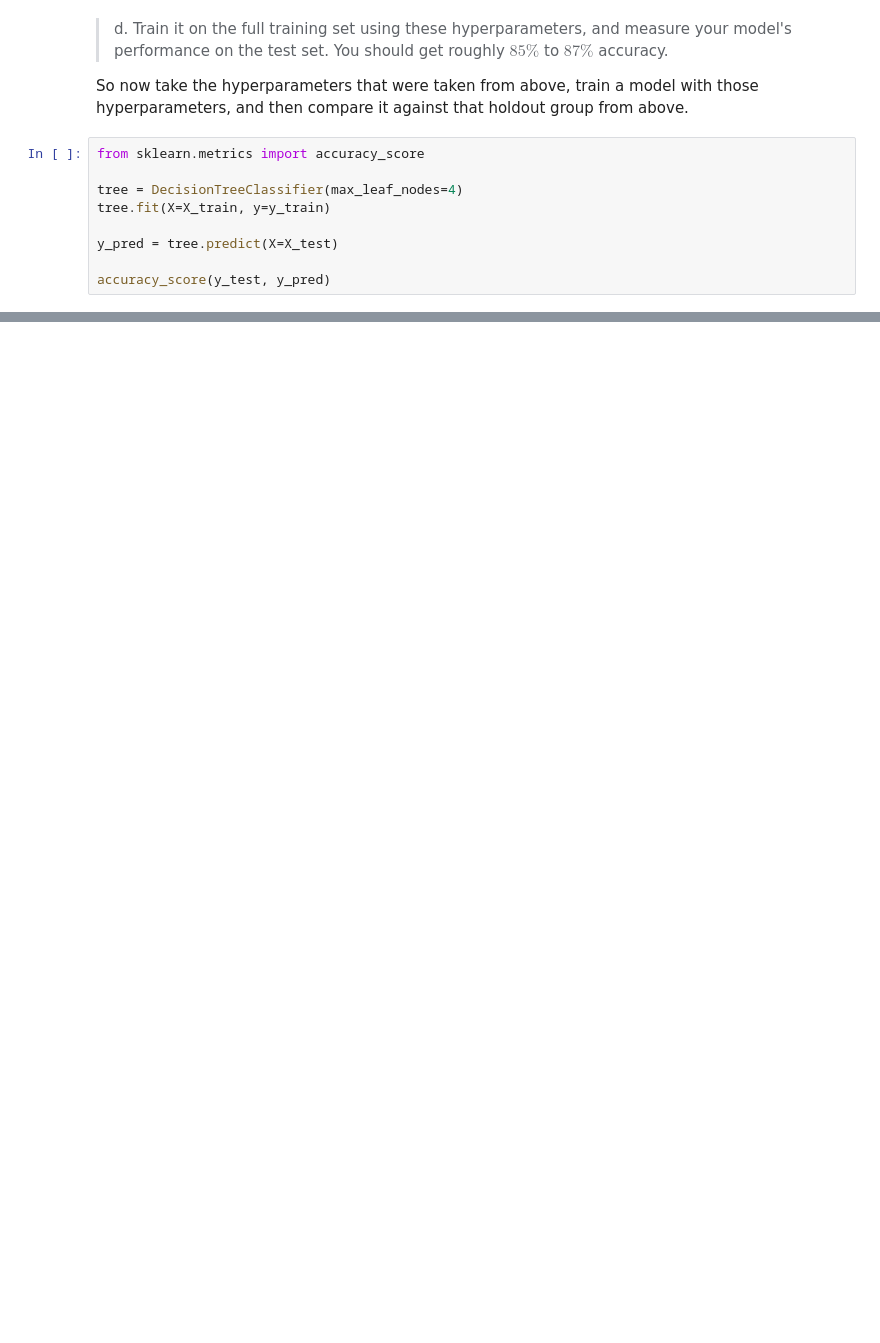
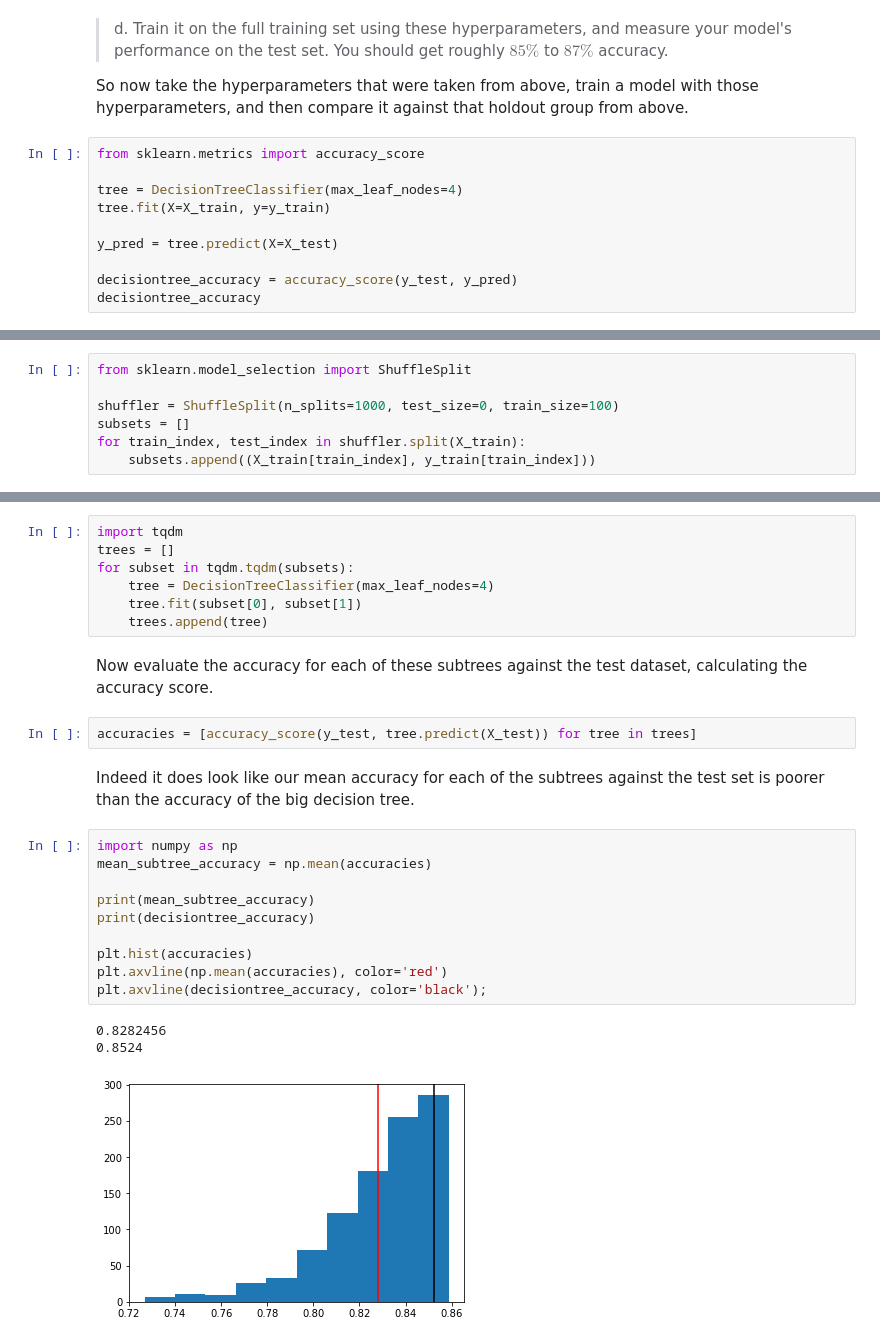
Before and after one commit to dataewan/random-forest-from-scratch, a Jupyter notebook: Random forest from scratch.ipynb, the cells around one changed output, grey strips where cells are left out. Cells and saved outputs as stored; diff of their text form; blank space fills up the shorter version.

```diff
--- a/Random forest from scratch.ipynb
+++ b/Random forest from scratch.ipynb
@@ -121,5 +121,6 @@ tree.fit(X=X_train, y=y_train)
 
 y_pred = tree.predict(X=X_test)
 
-accuracy_score(y_test, y_pred)
+decisiontree_accuracy = accuracy_score(y_test, y_pred)
+decisiontree_accuracy
 # %% [output]
@@ -126,0 +132,7 @@ accuracy_score(y_test, y_pred)
+# %%
+from sklearn.model_selection import ShuffleSplit
+
+shuffler = ShuffleSplit(n_splits=1000, test_size=0, train_size=100)
+subsets = []
+for train_index, test_index in shuffler.split(X_train):
+    subsets.append((X_train[train_index], y_train[train_index]))
@@ -126,0 +146,28 @@ accuracy_score(y_test, y_pred)
+# %%
+import tqdm
+trees = []
+for subset in tqdm.tqdm(subsets):
+    tree = DecisionTreeClassifier(max_leaf_nodes=4)
+    tree.fit(subset[0], subset[1])
+    trees.append(tree)
+# %% [markdown]
+Now evaluate the accuracy for each of these subtrees against the test dataset,
+calculating the accuracy score.
+# %%
+accuracies = [accuracy_score(y_test, tree.predict(X_test)) for tree in trees]
+# %% [markdown]
+Indeed it does look like our mean accuracy for each of the subtrees against the test set is poorer than the accuracy of the big decision tree.
+# %%
+import numpy as np
+mean_subtree_accuracy = np.mean(accuracies)
+
+print(mean_subtree_accuracy)
+print(decisiontree_accuracy)
+
+plt.hist(accuracies)
+plt.axvline(np.mean(accuracies), color='red')
+plt.axvline(decisiontree_accuracy, color='black');
+# %% [output]
+0.8282456
+0.8524
+[figure, added]
```
Also changed, not shown: parts of 13 cells of this notebook, 11 other files.
